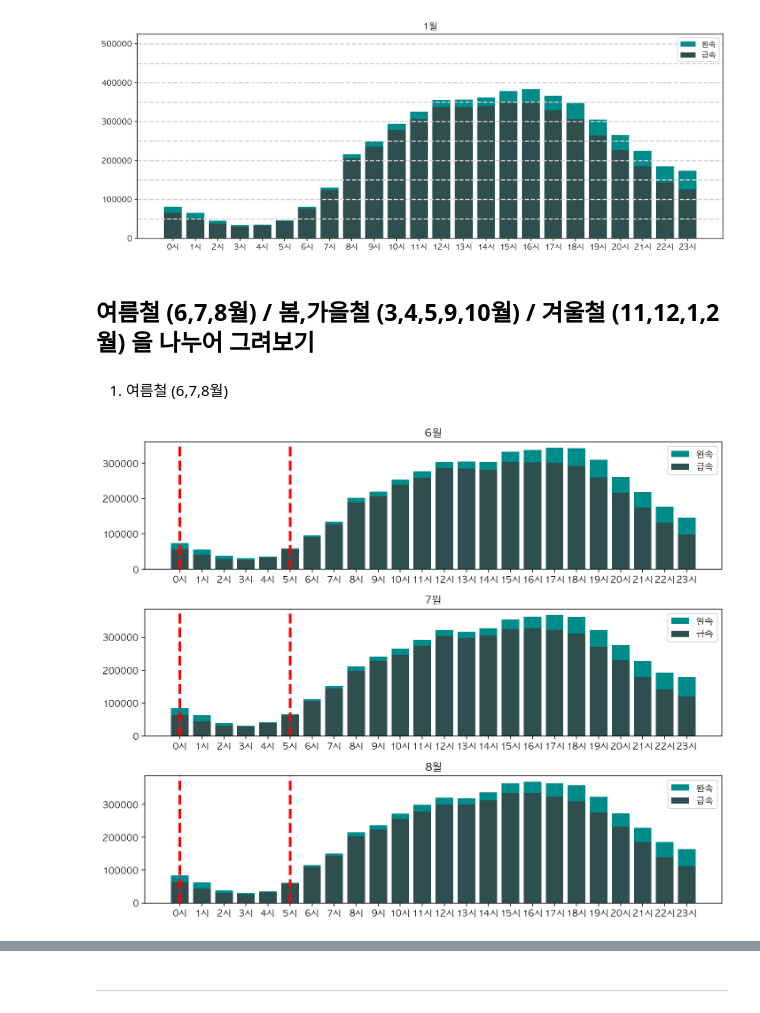
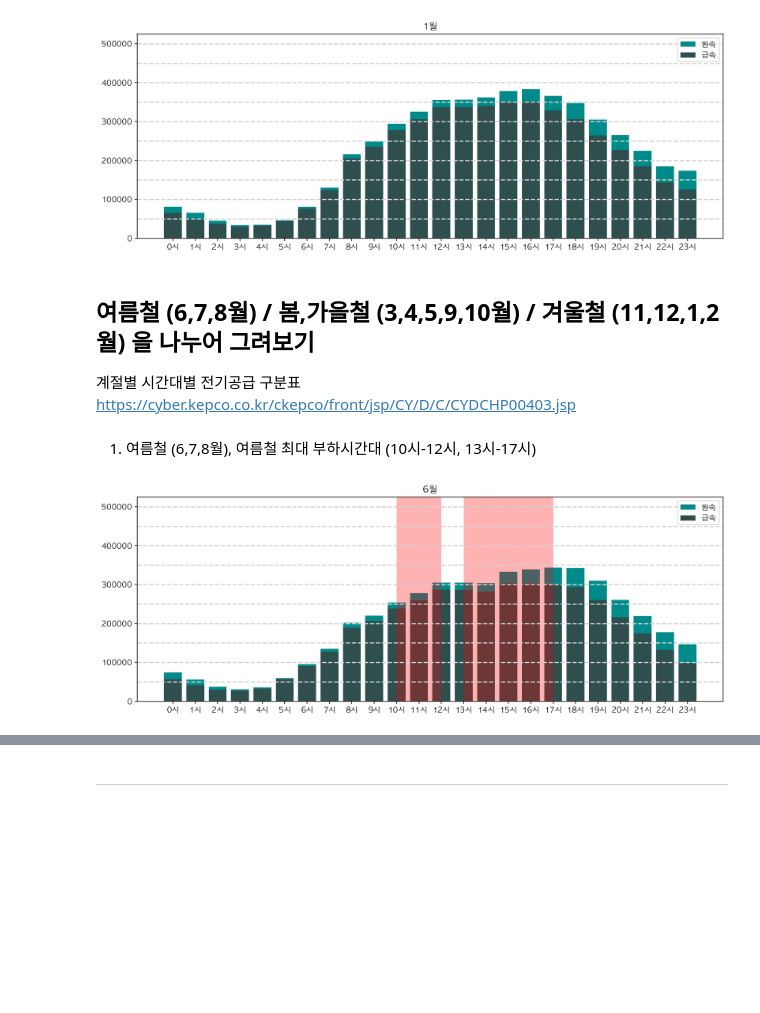
Before and after one commit to Woorim-lee/KDT_first_project, a Jupyter notebook: EV_car_notebook.ipynb, the cells around one changed output, grey strips where cells are left out. Saved outputs shown, nothing was run; the diff lists cells and outputs as text; code cells hidden in the pictures; blank space fills up the shorter version.

Commit message:
modified graphs

```diff
--- a/EV_car_notebook.ipynb
+++ b/EV_car_notebook.ipynb
@@ -197,33 +191,40 @@ plt.show()
 [figure]
 # %% [markdown]
 ## 여름철 (6,7,8월) / 봄,가을철 (3,4,5,9,10월) / 겨울철 (11,12,1,2월) 을 나누어 그려보기
+
+계절별 시간대별 전기공급 구분표 <br>
+https://cyber.kepco.co.kr/ckepco/front/jsp/CY/D/C/CYDCHP00403.jsp
 # %% [markdown]
-1. 여름철 (6,7,8월)
+1. 여름철 (6,7,8월), 여름철 최대 부하시간대 (10시-12시, 13시-17시)
-# %%
-fig, ax = plt.subplots(3, 1, figsize=(10, 8))
-
-ax[0].bar(time, fast_6, color='darkslategrey')
-ax[0].bar(time, slow_6, bottom=fast_6, color='darkcyan')
-ax[0].legend((p2[0], p1[0]), ('완속', '급속'))
-ax[0].axvline(x=('0시'), color='r', linestyle='--', linewidth=3)
-ax[0].axvline(x=('5시'), color='r', linestyle='--', linewidth=3)
-ax[0].set_title('6월')
-
-ax[1].bar(time, fast_7, color='darkslategrey')
-ax[1].bar(time, slow_7, bottom=fast_7, color='darkcyan')
-ax[1].legend((p2[0], p1[0]), ('완속', '급속'))
-ax[1].axvline(x=('0시'), color='r', linestyle='--', linewidth=3)
-ax[1].axvline(x=('5시'), color='r', linestyle='--', linewidth=3)
-ax[1].set_title('7월')
-
-ax[2].bar(time, fast_8, color='darkslategrey')
-ax[2].bar(time, slow_8, bottom=fast_8, color='darkcyan')
-ax[2].legend((p2[0], p1[0]), ('완속', '급속'))
-ax[2].axvline(x=('0시'), color='r', linestyle='--', linewidth=3)
-ax[2].axvline(x=('5시'), color='r', linestyle='--', linewidth=3)
-ax[2].set_title('8월')
-
-fig.tight_layout()
-plt.show()
-# %% [output]
-[figure, removed]
+# %%
+plt.figure(figsize=(14,5))
+
+p1 = plt.bar(time, fast_6, color='darkslategrey')
+p2 = plt.bar(time, slow_6, bottom=fast_6, color='darkcyan')
+
+plt.legend((p2[0], p1[0]), ('완속', '급속'))
+plt.title('6월')
+plt.xticks(time)
+plt.axhline(50000, 0, 1, color='lightgray', linestyle='--')
+plt.axhline(100000, 0, 1, color='lightgray', linestyle='--')
+plt.axhline(150000, 0, 1, color='lightgray', linestyle='--')
+plt.axhline(200000, 0, 1, color='lightgray', linestyle='--')
+plt.axhline(250000, 0, 1, color='lightgray', linestyle='--')
+plt.axhline(300000, 0, 1, color='lightgray', linestyle='--')
+plt.axhline(350000, 0, 1, color='lightgray', linestyle='--')
+plt.axhline(400000, 0, 1, color='lightgray', linestyle='--')
+plt.axhline(450000, 0, 1, color='lightgray', linestyle='--')
+plt.axhline(500000, 0, 1, color='lightgray', linestyle='--')
+
+
+span_start = time[10]
+span_end = time[12]
+plt.axvspan(span_start, span_end, facecolor='red', alpha=0.3)
+
+span_start = time[13]
+span_end = time[17]
+plt.axvspan(span_start, span_end, facecolor='red', alpha=0.3)
+
+plt.show()
+# %% [output]
+[figure, added]
```
Also changed, not shown: parts of 19 cells of this notebook.
